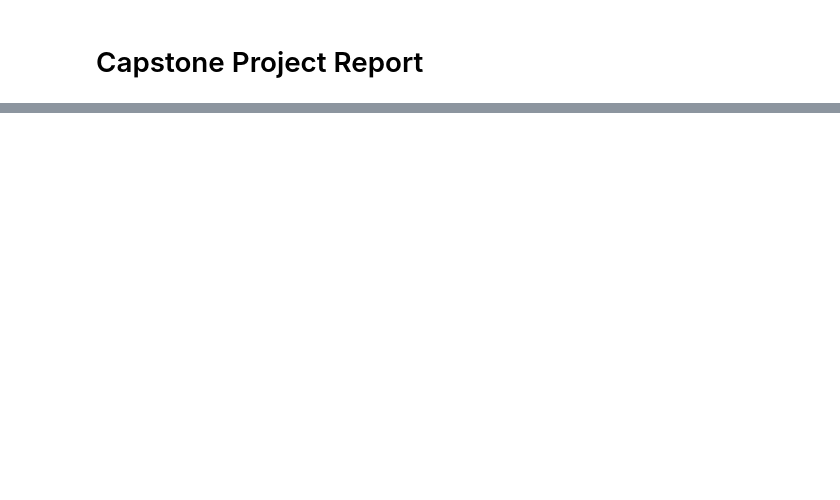
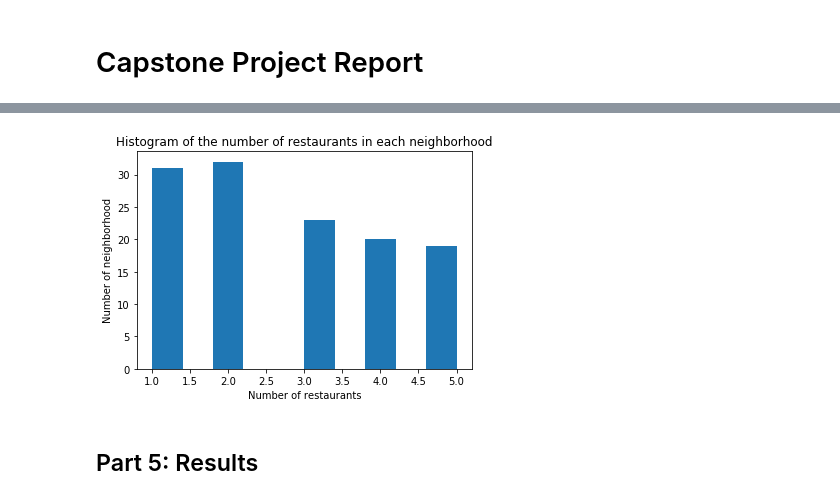
Before and after one commit to nhatle88/Coursera_Capstone, a Jupyter notebook: capstone-project-report.ipynb, the cells around one changed output, grey strips where cells are left out. Cells and saved outputs as stored; diff of their text form; code cells hidden in the pictures; blank space fills up the shorter version.

```diff
--- a/capstone-project-report.ipynb
+++ b/capstone-project-report.ipynb
@@ -30,0 +393,2 @@ Finally, I will have the short list of suggested locations for him to call to ch
+# %%
+neighborhood_asian.drop('Counts', axis=1, inplace=True)
@@ -30,0 +408,4 @@ Finally, I will have the short list of suggested locations for him to call to ch
+# %%
+check_result = pd.merge(neigh_restaurant_count, neighborhood_asian, how='inner', on=['Neighborhood'])
+print('There are',check_result.shape[0],'neighborhoods has Asian restaurant')
+check_result
@@ -30,0 +424,8 @@ Finally, I will have the short list of suggested locations for him to call to ch
+# %%
+# Remove 7 neighborhoods in the table above
+for i in range(0,7):
+    neigh_restaurant_count.drop(neigh_restaurant_count[neigh_restaurant_count['Neighborhood'] == check_result['Neighborhood'][i]].index, inplace=True)
+# %%
+final_result = neigh_restaurant_count
+print(final_result.shape)
+final_result.head()
@@ -30,0 +440,13 @@ Finally, I will have the short list of suggested locations for him to call to ch
+# %%
+# Draw a histogram chart
+final_result['Counts'].plot(kind = 'hist')
+
+plt.title('Histogram of the number of restaurants in each neighborhood')
+plt.ylabel('Number of neighborhood')
+plt.xlabel('Number of restaurants')
+
+plt.show()
+# %% [output]
+[figure, added]
+# %% [markdown]
+## Part 5: Results <a name="results"></a>
```
Also changed, not shown: parts of 56 cells of this notebook.
